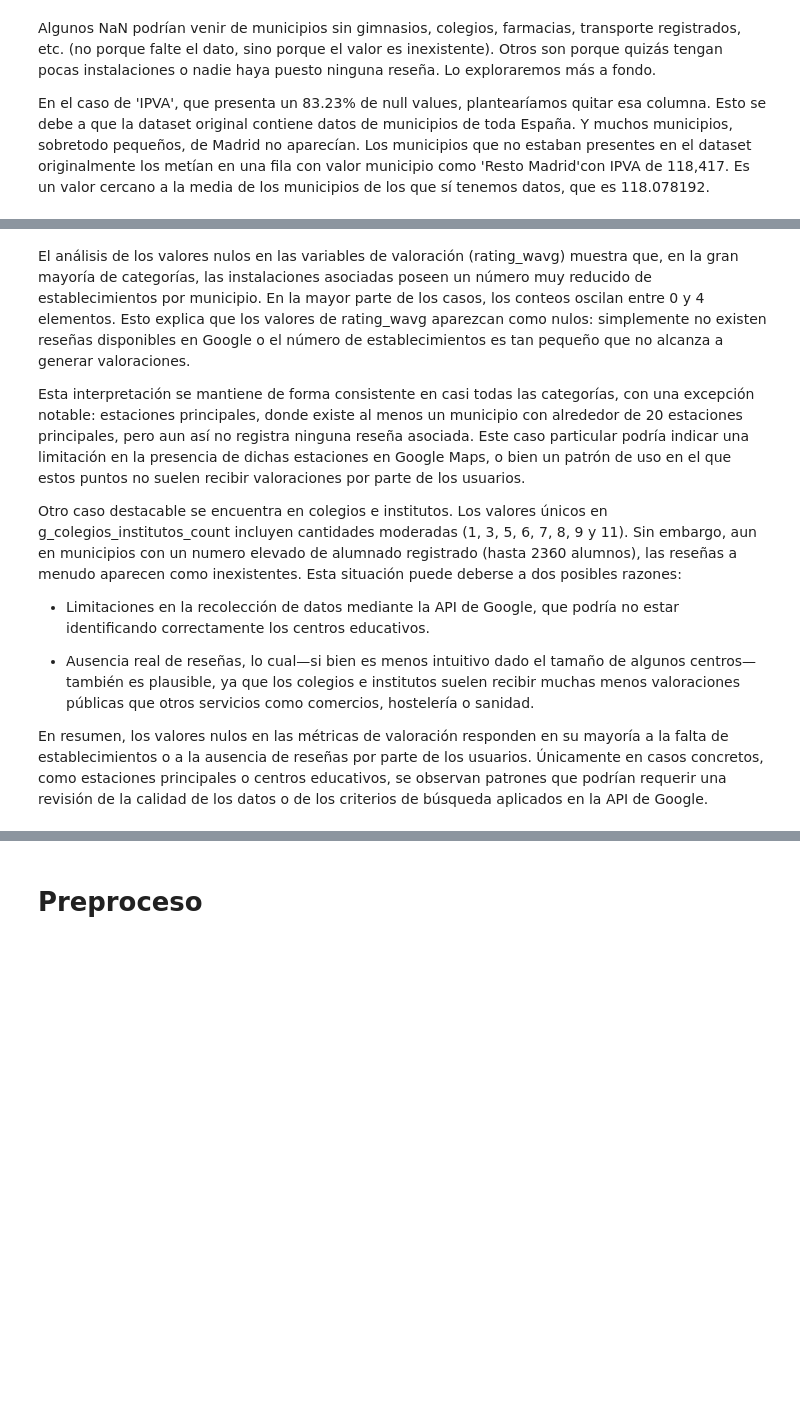
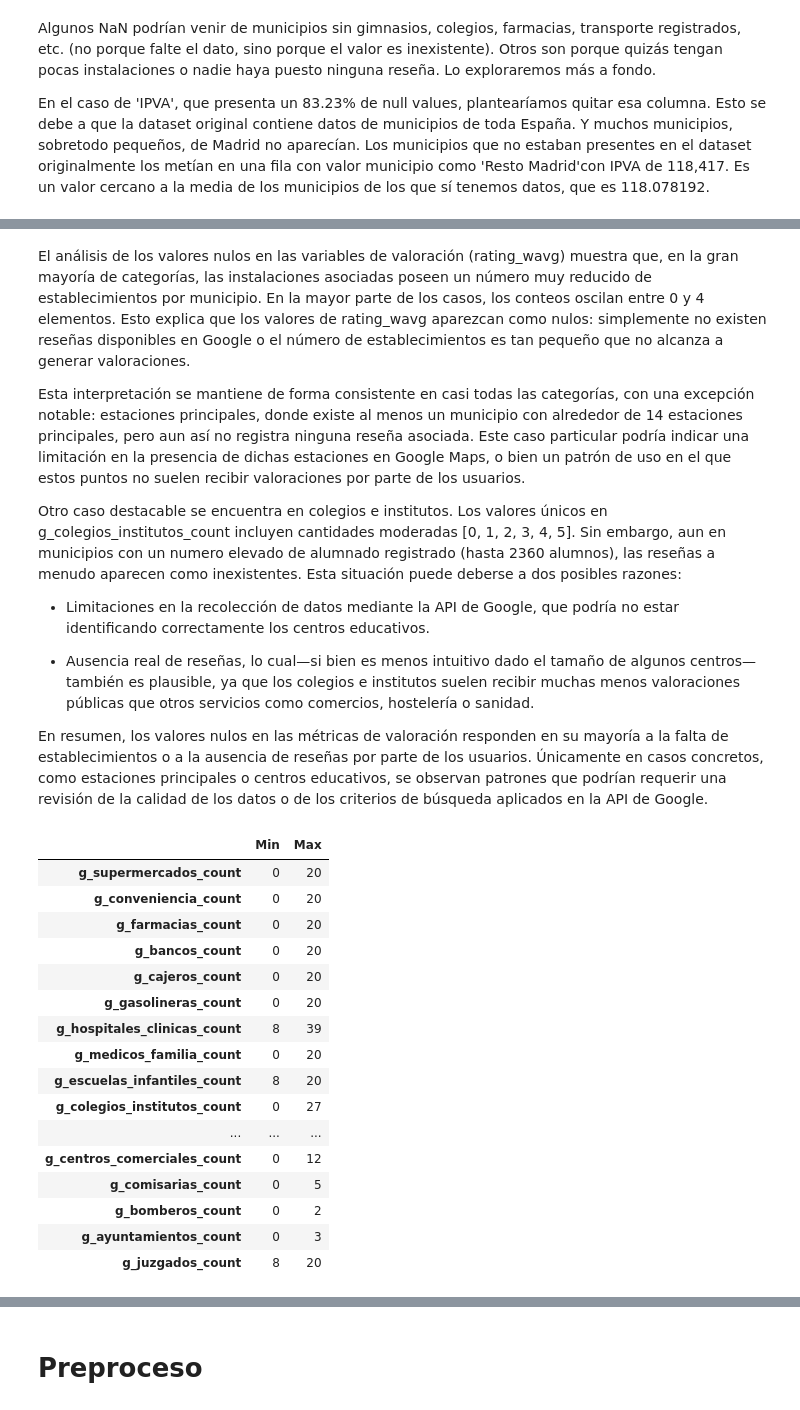
Before and after one commit to SYJUN107/Datathon-LODCORE-Madrid-2025, a Jupyter notebook: scripts/3-Main_Data.ipynb, the cells around one changed output, grey strips where cells are left out. Drawn from its saved outputs; the diff is of its cells as text; code cells hidden in the pictures; blank space fills up the shorter version.

```diff
--- a/scripts/3-Main_Data.ipynb
+++ b/scripts/3-Main_Data.ipynb
@@ -924,12 +916,39 @@ for var in missing_rating_vars:
 # %% [markdown]
 El análisis de los valores nulos en las variables de valoración (rating_wavg) muestra que, en la gran mayoría de categorías, las instalaciones asociadas poseen un número muy reducido de establecimientos por municipio. En la mayor parte de los casos, los conteos oscilan entre 0 y 4 elementos. Esto explica que los valores de rating_wavg aparezcan como nulos: simplemente no existen reseñas disponibles en Google o el número de establecimientos es tan pequeño que no alcanza a generar valoraciones.
 
-Esta interpretación se mantiene de forma consistente en casi todas las categorías, con una excepción notable: estaciones principales, donde existe al menos un municipio con alrededor de 20 estaciones principales, pero aun así no registra ninguna reseña asociada. Este caso particular podría indicar una limitación en la presencia de dichas estaciones en Google Maps, o bien un patrón de uso en el que estos puntos no suelen recibir valoraciones por parte de los usuarios.
+Esta interpretación se mantiene de forma consistente en casi todas las categorías, con una excepción notable: estaciones principales, donde existe al menos un municipio con alrededor de 14 estaciones principales, pero aun así no registra ninguna reseña asociada. Este caso particular podría indicar una limitación en la presencia de dichas estaciones en Google Maps, o bien un patrón de uso en el que estos puntos no suelen recibir valoraciones por parte de los usuarios.
 
-Otro caso destacable se encuentra en colegios e institutos. Los valores únicos en g_colegios_institutos_count incluyen cantidades moderadas (1, 3, 5, 6, 7, 8, 9 y 11). Sin embargo, aun en municipios con un numero elevado de alumnado registrado (hasta 2360 alumnos), las reseñas a menudo aparecen como inexistentes. Esta situación puede deberse a dos posibles razones:
+Otro caso destacable se encuentra en colegios e institutos. Los valores únicos en g_colegios_institutos_count incluyen cantidades moderadas [0, 1, 2, 3, 4, 5]. Sin embargo, aun en municipios con un numero elevado de alumnado registrado (hasta 2360 alumnos), las reseñas a menudo aparecen como inexistentes. Esta situación puede deberse a dos posibles razones:
 
 - Limitaciones en la recolección de datos mediante la API de Google, que podría no estar identificando correctamente los centros educativos.
 
 - Ausencia real de reseñas, lo cual—si bien es menos intuitivo dado el tamaño de algunos centros—también es plausible, ya que los colegios e institutos suelen recibir muchas menos valoraciones públicas que otros servicios como comercios, hostelería o sanidad.
 
 En resumen, los valores nulos en las métricas de valoración responden en su mayoría a la falta de establecimientos o a la ausencia de reseñas por parte de los usuarios. Únicamente en casos concretos, como estaciones principales o centros educativos, se observan patrones que podrían requerir una revisión de la calidad de los datos o de los criterios de búsqueda aplicados en la API de Google.
+# %%
+# Get all _count columns
+count_cols = [col for col in df_final.columns if col.endswith("_count")]
+
+# Calculate min and max for each _count column
+count_ranges = df_final[count_cols].agg(['min', 'max']).T
+count_ranges.columns = ['Min', 'Max']
+
+display(count_ranges)
+# %% [output]
+|  | Min | Max |
+| g_supermercados_count | 0 | 20 |
+| g_conveniencia_count | 0 | 20 |
+| g_farmacias_count | 0 | 20 |
+| g_bancos_count | 0 | 20 |
+| g_cajeros_count | 0 | 20 |
+| g_gasolineras_count | 0 | 20 |
+| g_hospitales_clinicas_count | 8 | 39 |
+| g_medicos_familia_count | 0 | 20 |
+| g_escuelas_infantiles_count | 8 | 20 |
+| g_colegios_institutos_count | 0 | 27 |
+| ... | ... | ... |
+| g_centros_comerciales_count | 0 | 12 |
+| g_comisarias_count | 0 | 5 |
+| g_bomberos_count | 0 | 2 |
+| g_ayuntamientos_count | 0 | 3 |
+| g_juzgados_count | 8 | 20 |
```
Also changed, not shown: parts of 10 cells of this notebook, 7 other files.
